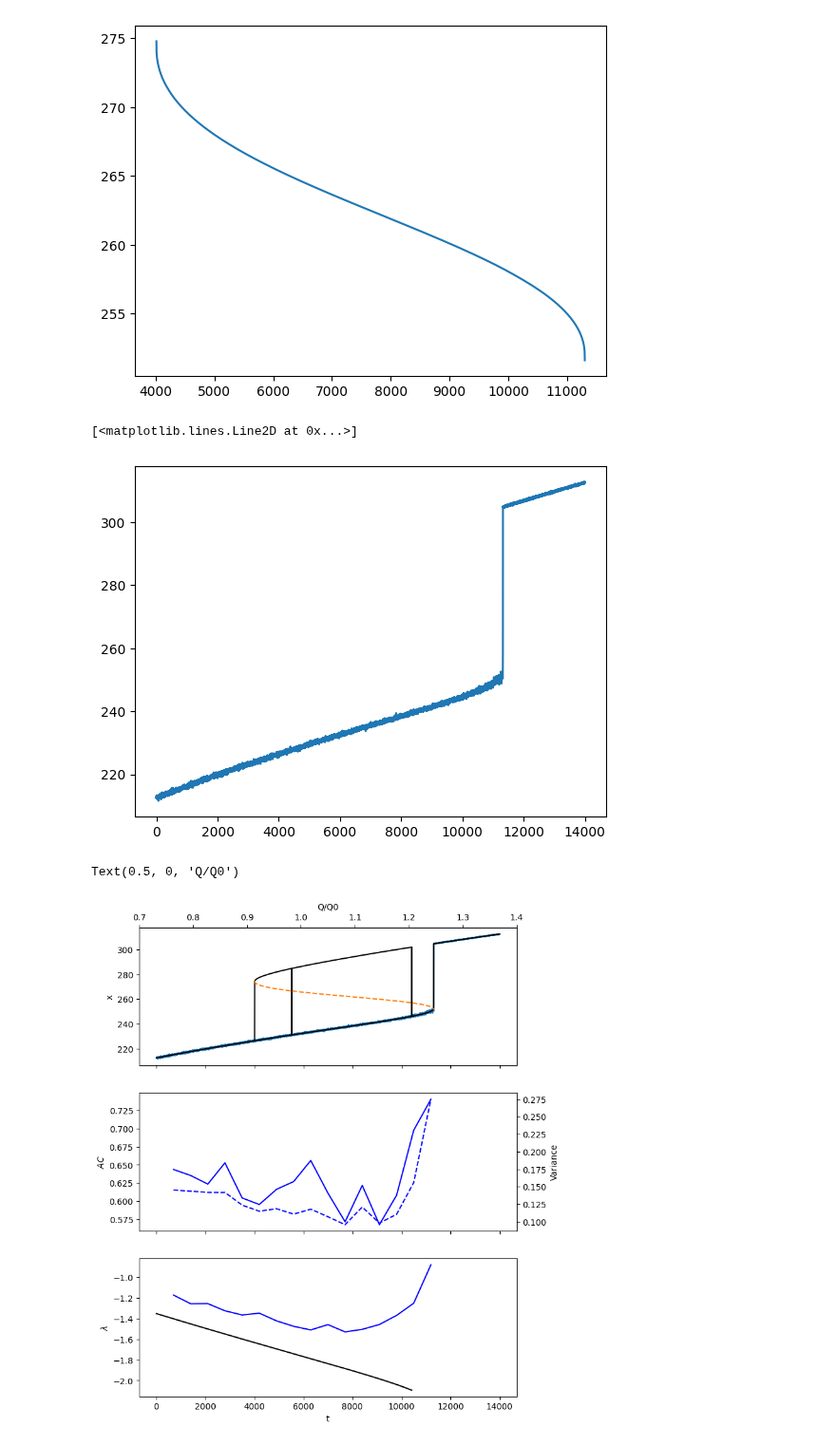
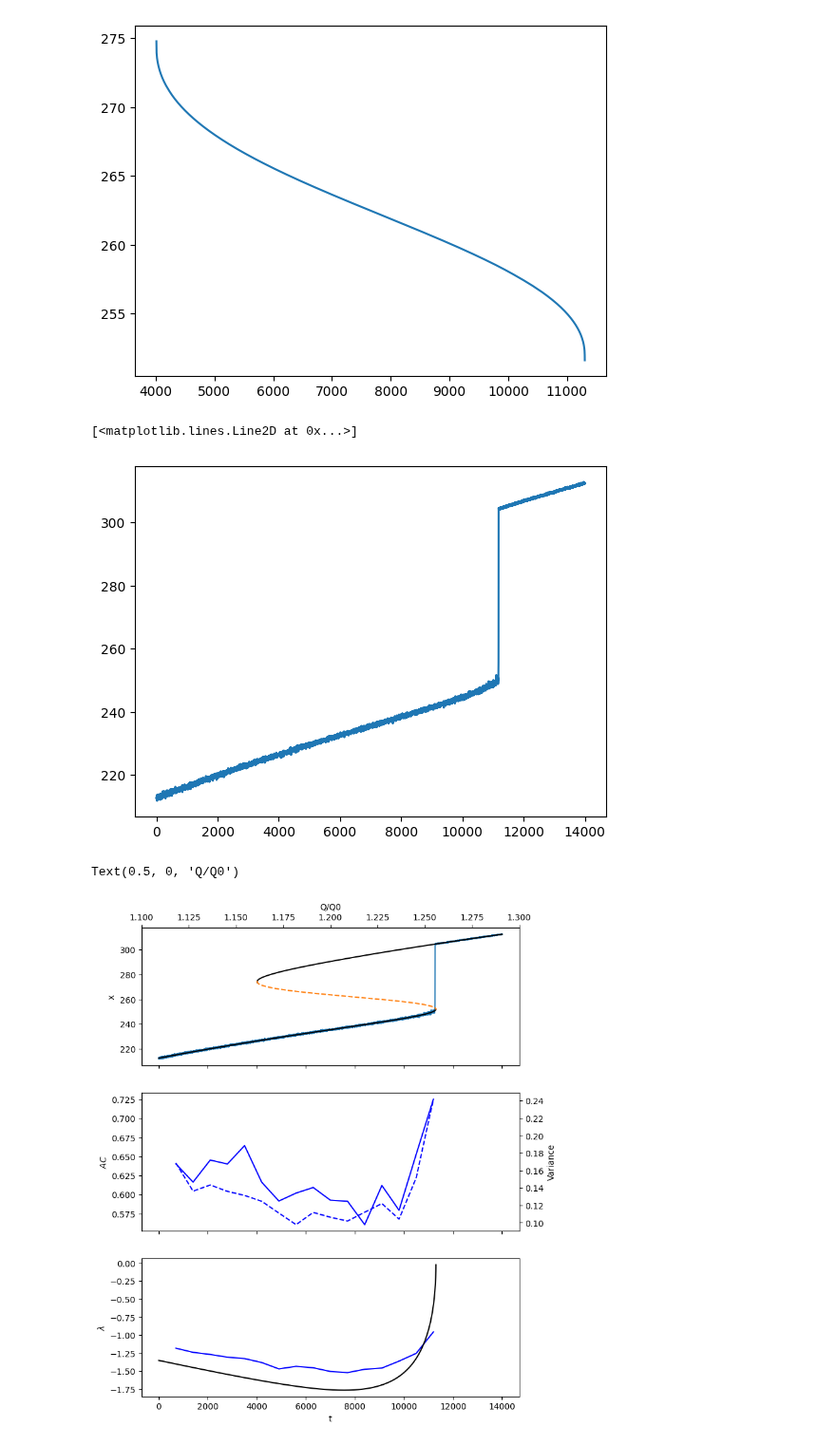
Before and after one commit to j-dichgans/Bachelor-Thesis, a Jupyter notebook: snowball_earth.ipynb, the cells around one changed output. Shown at 95% size. Saved outputs shown, nothing was run; the diff lists cells and outputs as text; code cells hidden in the pictures.

```diff
--- a/snowball_earth.ipynb
+++ b/snowball_earth.ipynb
@@ -31,7 +32,7 @@ def f(x,t):
     return ((1-alpha(x))*q(t)*Q_0 - eps*delt*x**4)/C
 # %%
 def f_prime(x,t):
-    return (0.02*q(t)*(1/(np.cosh((x-265)/10))**2)-4*eps*delt*x**3)
+    return (0.02*q(t)*Q_0*(1/(np.cosh((x-265)/10))**2)-4*eps*delt*x**3)/C
 # %%
 #linear ramp for kappa
 def kappa(t,k0,kT):
@@ -49,11 +50,11 @@ def get_equilibria_paths():
     unstable = np.zeros(n)
 
     for i in tqdm.trange(n):
-        sol = scipy.integrate.solve_ivp(lambda t,x: f(x,ts[i]),(0.0,50),[280.0], method="BDF")
+        sol = scipy.integrate.solve_ivp(lambda t,x: f(x,ts[i]),(0.0,50),[280.0], method="Radau")
         upper[i] = sol.y[0,-1]
-        sol = scipy.integrate.solve_ivp(lambda t,x: f(x,ts[i]),(0.0,50),[250.0], method="BDF")
+        sol = scipy.integrate.solve_ivp(lambda t,x: f(x,ts[i]),(0.0,50),[250.0], method="Radau")
         lower[i] = sol.y[0,-1]
-        sol = scipy.integrate.solve_ivp(lambda t,x: -f(x,ts[i]),(0.0,50),[260.0], method="BDF")
+        sol = scipy.integrate.solve_ivp(lambda t,x: -f(x,ts[i]),(0.0,50),[260.0], method="Radau")
         unstable[i] = sol.y[0,-1]
 
     unstable[(unstable < 250) | (unstable > 280)] = np.nan
@@ -89,7 +90,7 @@ us_filtered = np.array([np.sum([us[i*n_steps_per_unit_time+j] for j in range(n_s
 plt.plot(ts,xs_filtered)
 # %% [output]
 [<matplotlib.lines.Line2D at 0x...>]
-[figure, old version]
+[figure, new version]
 # %%
 #version with var and ar over several time units
 
@@ -153,38 +154,36 @@ tipp_upper = np.argmin(upper<272)
 
 
 tipp_xs = np.argmin(xs_filtered<252)
-
 fig,axs = plt.subplots(nrows=3,ncols=1,sharex=True,figsize=(8,10))
 
 axs[0].plot(ts,xs_filtered)
 
 
-axs[0].plot(ts[:tipp_lower],upper[:tipp_lower],color = "black")
-axs[0].plot(ts[tipp_upper:],lower[tipp_upper:],color = "black")
-# axs[0].plot(ts[~np.isnan(unstable)],unstable[~np.isnan(unstable)],linestyle = "--")
+axs[0].plot(ts[tipp_upper:],upper[tipp_upper:],color = "black")
+axs[0].plot(ts[:tipp_lower],lower[:tipp_lower],color = "black")
 axs[0].plot(ts,unstable,linestyle = "--")
 
 
 axs[1].plot(ts[window_length:tipp_xs:window_length],ar_xs[:int(tipp_xs/window_length)],color="blue")
 ax1_var = axs[1].twinx()
 ax1_var.plot(ts[window_length:tipp_xs:window_length],var_xs[:int(tipp_xs/window_length)],color="blue",linestyle="--")
 
 
 axs[0].set_ylabel("x")
 axs[1].set_ylabel(r"$AC$")
 ax1_var.set_ylabel(r"Variance")
 
 
 
 axs[2].set_xlabel("t")
 axs[2].plot(ts[window_length:tipp_xs:window_length],-ls_xs[:int(tipp_xs/window_length)],color="blue")
 axs[2].plot(ts[:tipp_lower],f_prime(lower[:tipp_lower],ts[:tipp_lower]),color="black")
 axs[2].set_ylabel(r"$\lambda$")
 
 
 ax_0 = axs[0].twiny()
-ax_0.set_xlim(0.7,1.4)
+ax_0.set_xlim(1.1,1.3)
 ax_0.set_xlabel("Q/Q0")
 # %% [output]
 Text(0.5, 0, 'Q/Q0')
-[figure, old version]
+[figure, new version]
```
Also changed, not shown: parts of 10 cells of this notebook.
